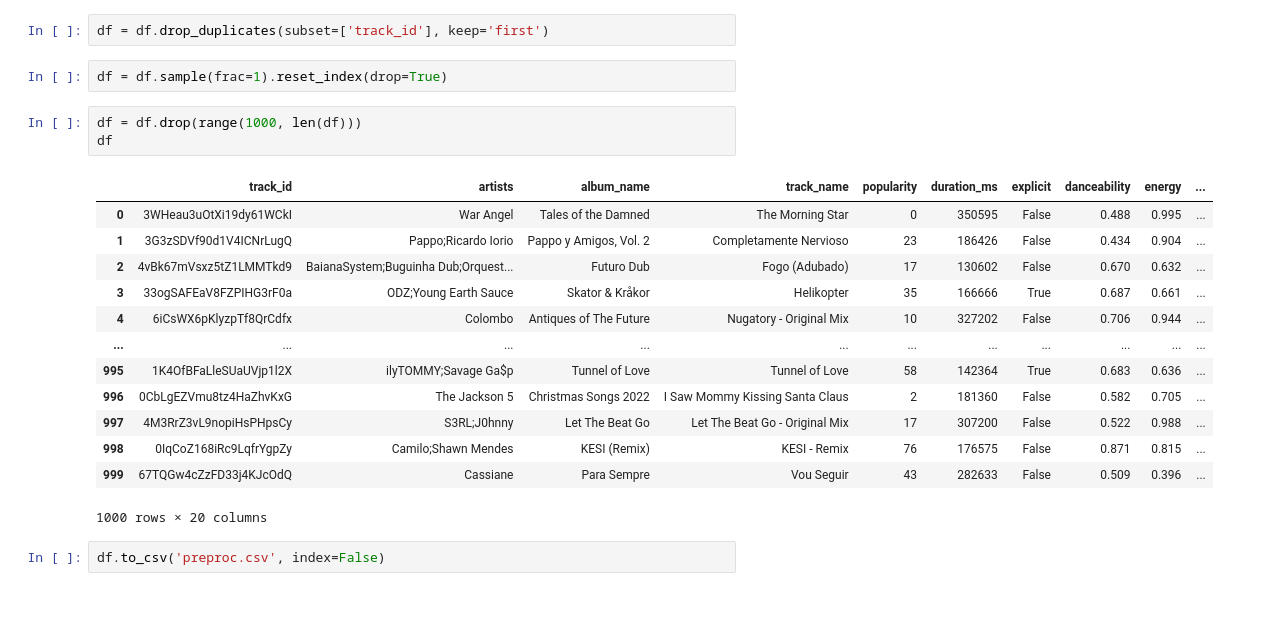
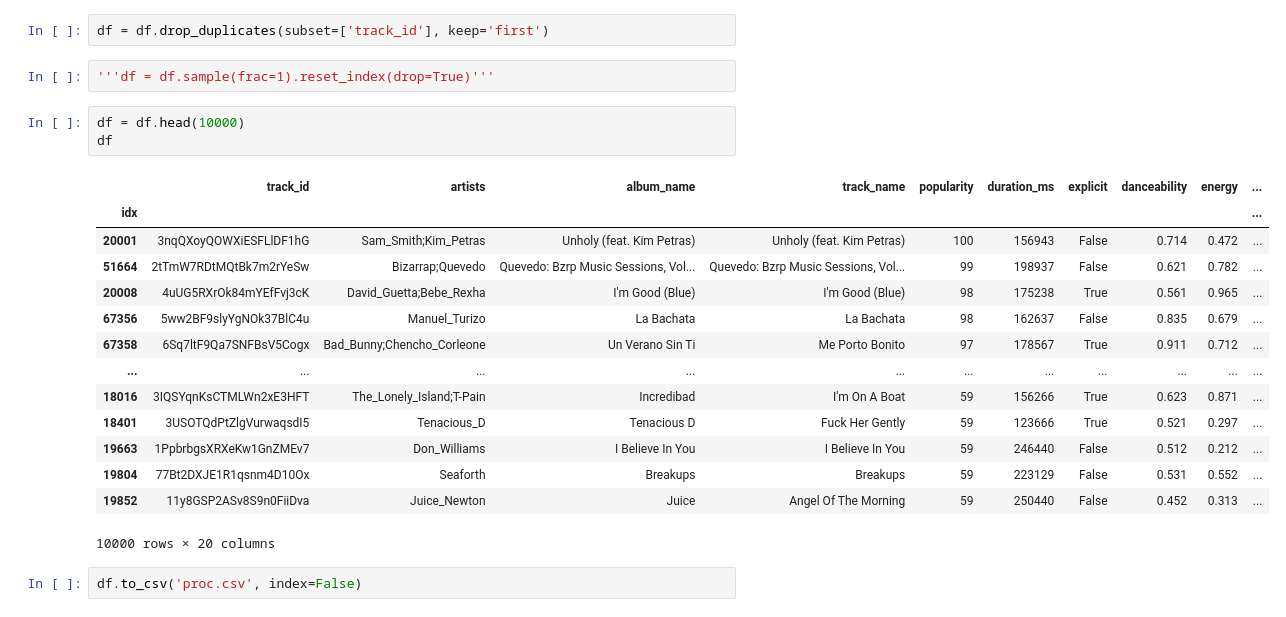
Before and after one commit to kev-ae/ds1-course_project, a Jupyter notebook: preprocessing.ipynb, the cells around one changed output. Saved outputs shown, nothing was run; the diff lists cells and outputs as text.

```diff
--- a/preprocessing.ipynb
+++ b/preprocessing.ipynb
@@ -4,23 +4,24 @@ df = pd.read_csv("dataset.csv", index_col=0)
 # %%
 df = df.drop_duplicates(subset=['track_id'], keep='first')
 # %%
-df = df.sample(frac=1).reset_index(drop=True)
+'''df = df.sample(frac=1).reset_index(drop=True)'''
 # %%
-df = df.drop(range(1000, len(df)))
+df = df.head(10000)
 df
 # %% [output]
 |  | track_id | artists | album_name | track_name | popularity | duration_ms | explicit | danceability | energy | ... |
-| 0 | 3WHeau3uOtXi19dy61WCkI | War Angel | Tales of the Damned | The Morning Star | 0 | 350595 | False | 0.488 | 0.995 | ... |
-| 1 | 3G3zSDVf90d1V4ICNrLugQ | Pappo;Ricardo Iorio | Pappo y Amigos, Vol. 2 | Completamente Nervioso | 23 | 186426 | False | 0.434 | 0.904 | ... |
-| 2 | 4vBk67mVsxz5tZ1LMMTkd9 | BaianaSystem;Buguinha Dub;Orquest... | Futuro Dub | Fogo (Adubado) | 17 | 130602 | False | 0.670 | 0.632 | ... |
-| 3 | 33ogSAFEaV8FZPIHG3rF0a | ODZ;Young Earth Sauce | Skator & Kråkor | Helikopter | 35 | 166666 | True | 0.687 | 0.661 | ... |
-| 4 | 6iCsWX6pKlyzpTf8QrCdfx | Colombo | Antiques of The Future | Nugatory - Original Mix | 10 | 327202 | False | 0.706 | 0.944 | ... |
+| idx |  |  |  |  |  |  |  |  |  | ... |
+| 20001 | 3nqQXoyQOWXiESFLlDF1hG | Sam_Smith;Kim_Petras | Unholy (feat. Kim Petras) | Unholy (feat. Kim Petras) | 100 | 156943 | False | 0.714 | 0.472 | ... |
+| 51664 | 2tTmW7RDtMQtBk7m2rYeSw | Bizarrap;Quevedo | Quevedo: Bzrp Music Sessions, Vol... | Quevedo: Bzrp Music Sessions, Vol... | 99 | 198937 | False | 0.621 | 0.782 | ... |
+| 20008 | 4uUG5RXrOk84mYEfFvj3cK | David_Guetta;Bebe_Rexha | I'm Good (Blue) | I'm Good (Blue) | 98 | 175238 | True | 0.561 | 0.965 | ... |
+| 67356 | 5ww2BF9slyYgNOk37BlC4u | Manuel_Turizo | La Bachata | La Bachata | 98 | 162637 | False | 0.835 | 0.679 | ... |
+| 67358 | 6Sq7ltF9Qa7SNFBsV5Cogx | Bad_Bunny;Chencho_Corleone | Un Verano Sin Ti | Me Porto Bonito | 97 | 178567 | True | 0.911 | 0.712 | ... |
 | ... | ... | ... | ... | ... | ... | ... | ... | ... | ... | ... |
-| 995 | 1K4OfBFaLleSUaUVjp1l2X | ilyTOMMY;Savage Ga$p | Tunnel of Love | Tunnel of Love | 58 | 142364 | True | 0.683 | 0.636 | ... |
-| 996 | 0CbLgEZVmu8tz4HaZhvKxG | The Jackson 5 | Christmas Songs 2022 | I Saw Mommy Kissing Santa Claus | 2 | 181360 | False | 0.582 | 0.705 | ... |
-| 997 | 4M3RrZ3vL9nopiHsPHpsCy | S3RL;J0hnny | Let The Beat Go | Let The Beat Go - Original Mix | 17 | 307200 | False | 0.522 | 0.988 | ... |
-| 998 | 0IqCoZ168iRc9LqfrYgpZy | Camilo;Shawn Mendes | KESI (Remix) | KESI - Remix | 76 | 176575 | False | 0.871 | 0.815 | ... |
-| 999 | 67TQGw4cZzFD33j4KJcOdQ | Cassiane | Para Sempre | Vou Seguir | 43 | 282633 | False | 0.509 | 0.396 | ... |
+| 18016 | 3IQSYqnKsCTMLWn2xE3HFT | The_Lonely_Island;T-Pain | Incredibad | I'm On A Boat | 59 | 156266 | True | 0.623 | 0.871 | ... |
+| 18401 | 3USOTQdPtZlgVurwaqsdI5 | Tenacious_D | Tenacious D | Fuck Her Gently | 59 | 123666 | True | 0.521 | 0.297 | ... |
+| 19663 | 1PpbrbgsXRXeKw1GnZMEv7 | Don_Williams | I Believe In You | I Believe In You | 59 | 246440 | False | 0.512 | 0.212 | ... |
+| 19804 | 77Bt2DXJE1R1qsnm4D10Ox | Seaforth | Breakups | Breakups | 59 | 223129 | False | 0.531 | 0.552 | ... |
+| 19852 | 11y8GSP2ASv8S9n0FiiDva | Juice_Newton | Juice | Angel Of The Morning | 59 | 250440 | False | 0.452 | 0.313 | ... |
-1000 rows × 20 columns
+10000 rows × 20 columns
 # %%
-df.to_csv('preproc.csv', index=False)
+df.to_csv('proc.csv', index=False)
```
Also changed, not shown: 3 other files.
